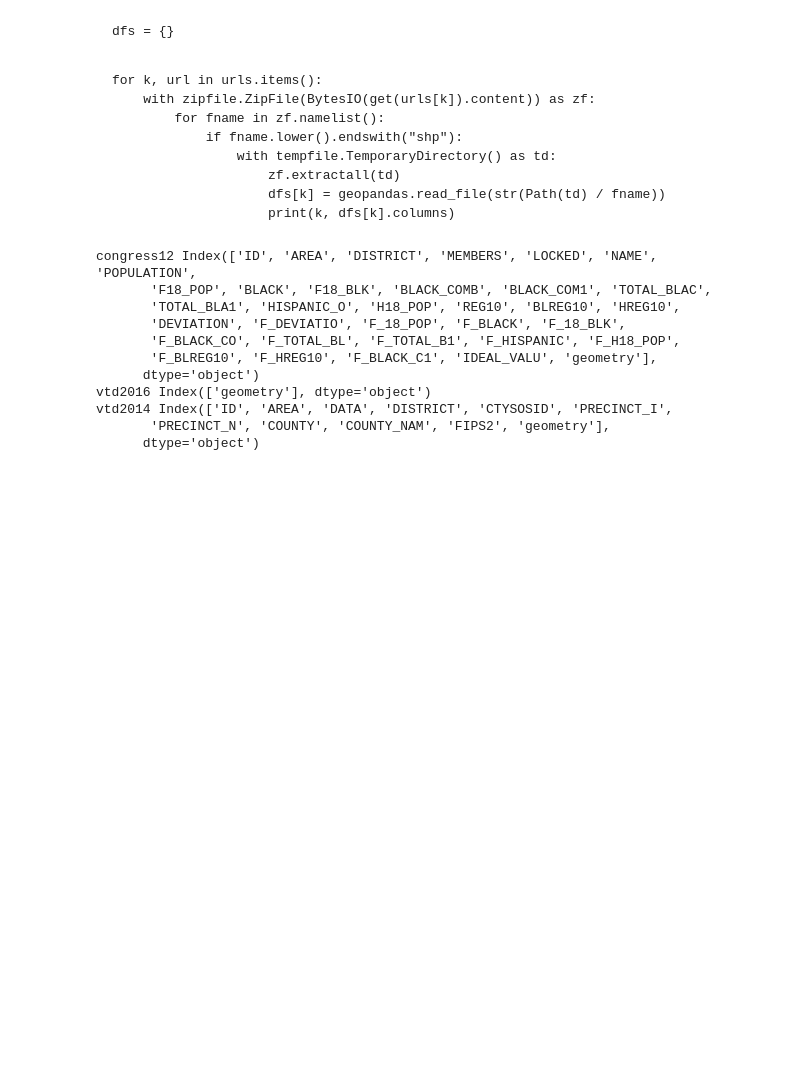
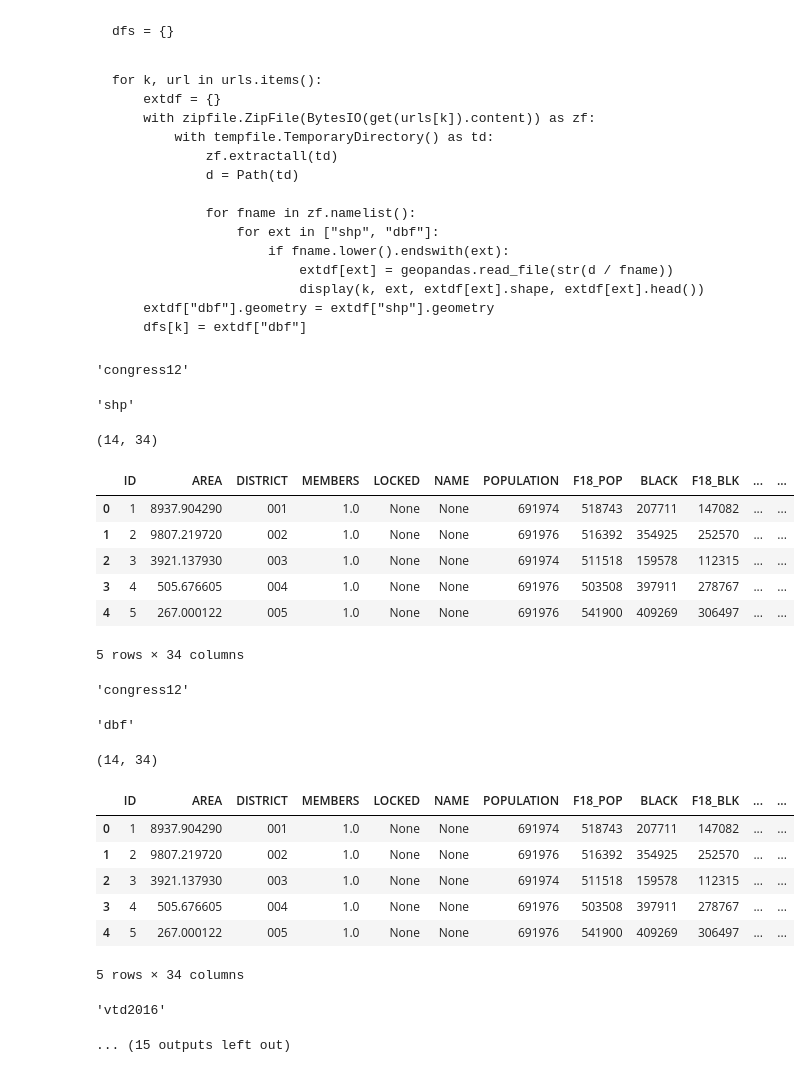
Before and after one commit to deathbeds/election, a Jupyter notebook: Maps.ipynb, the cells around one changed output. Saved outputs shown, nothing was run; the diff lists cells and outputs as text; code cells hidden in the pictures; blank space fills up the shorter version.

```diff
--- a/Maps.ipynb
+++ b/Maps.ipynb
@@ -32,30 +33,53 @@
     dfs = {}
 # %%
     for k, url in urls.items():
+        extdf = {}
         with zipfile.ZipFile(BytesIO(get(urls[k]).content)) as zf:
-            for fname in zf.namelist():
-                if fname.lower().endswith("shp"):
-                    with tempfile.TemporaryDirectory() as td:
-                        zf.extractall(td)
-                        dfs[k] = geopandas.read_file(str(Path(td) / fname))
-                        print(k, dfs[k].columns)
+            with tempfile.TemporaryDirectory() as td:
+                zf.extractall(td)
+                d = Path(td)
+
+                for fname in zf.namelist():
+                    for ext in ["shp", "dbf"]:
+                        if fname.lower().endswith(ext):
+                            extdf[ext] = geopandas.read_file(str(d / fname))
+                            display(k, ext, extdf[ext].shape, extdf[ext].head())
+        extdf["dbf"].geometry = extdf["shp"].geometry
+        dfs[k] = extdf["dbf"]
 # %% [output]
     for k, url in urls.items():
+        extdf = {}
         with zipfile.ZipFile(BytesIO(get(urls[k]).content)) as zf:
-            for fname in zf.namelist():
-                if fname.lower().endswith("shp"):
-                    with tempfile.TemporaryDirectory() as td:
-                        zf.extractall(td)
-                        dfs[k] = geopandas.read_file(str(Path(td) / fname))
-                        print(k, dfs[k].columns)
+            with tempfile.TemporaryDirectory() as td:
+                zf.extractall(td)
+                d = Path(td)
+
+                for fname in zf.namelist():
+                    for ext in ["shp", "dbf"]:
+                        if fname.lower().endswith(ext):
+                            extdf[ext] = geopandas.read_file(str(d / fname))
+                            display(k, ext, extdf[ext].shape, extdf[ext].head())
+        extdf["dbf"].geometry = extdf["shp"].geometry
+        dfs[k] = extdf["dbf"]
-congress12 Index(['ID', 'AREA', 'DISTRICT', 'MEMBERS', 'LOCKED', 'NAME', 'POPULATION',
-       'F18_POP', 'BLACK', 'F18_BLK', 'BLACK_COMB', 'BLACK_COM1', 'TOTAL_BLAC',
-       'TOTAL_BLA1', 'HISPANIC_O', 'H18_POP', 'REG10', 'BLREG10', 'HREG10',
-       'DEVIATION', 'F_DEVIATIO', 'F_18_POP', 'F_BLACK', 'F_18_BLK',
-       'F_BLACK_CO', 'F_TOTAL_BL', 'F_TOTAL_B1', 'F_HISPANIC', 'F_H18_POP',
-       'F_BLREG10', 'F_HREG10', 'F_BLACK_C1', 'IDEAL_VALU', 'geometry'],
-      dtype='object')
-vtd2016 Index(['geometry'], dtype='object')
-vtd2014 Index(['ID', 'AREA', 'DATA', 'DISTRICT', 'CTYSOSID', 'PRECINCT_I',
-       'PRECINCT_N', 'COUNTY', 'COUNTY_NAM', 'FIPS2', 'geometry'],
-      dtype='object')
+'congress12'
+'shp'
+(14, 34)
+|  | ID | AREA | DISTRICT | MEMBERS | LOCKED | NAME | POPULATION | F18_POP | BLACK | F18_BLK | ... | ... |
+| 0 | 1 | 8937.904290 | 001 | 1.0 | None | None | 691974 | 518743 | 207711 | 147082 | ... | ... |
+| 1 | 2 | 9807.219720 | 002 | 1.0 | None | None | 691976 | 516392 | 354925 | 252570 | ... | ... |
+| 2 | 3 | 3921.137930 | 003 | 1.0 | None | None | 691974 | 511518 | 159578 | 112315 | ... | ... |
+| 3 | 4 | 505.676605 | 004 | 1.0 | None | None | 691976 | 503508 | 397911 | 278767 | ... | ... |
+| 4 | 5 | 267.000122 | 005 | 1.0 | None | None | 691976 | 541900 | 409269 | 306497 | ... | ... |
+5 rows × 34 columns
+'congress12'
+'dbf'
+(14, 34)
+|  | ID | AREA | DISTRICT | MEMBERS | LOCKED | NAME | POPULATION | F18_POP | BLACK | F18_BLK | ... | ... |
+| 0 | 1 | 8937.904290 | 001 | 1.0 | None | None | 691974 | 518743 | 207711 | 147082 | ... | ... |
+| 1 | 2 | 9807.219720 | 002 | 1.0 | None | None | 691976 | 516392 | 354925 | 252570 | ... | ... |
+| 2 | 3 | 3921.137930 | 003 | 1.0 | None | None | 691974 | 511518 | 159578 | 112315 | ... | ... |
+| 3 | 4 | 505.676605 | 004 | 1.0 | None | None | 691976 | 503508 | 397911 | 278767 | ... | ... |
+| 4 | 5 | 267.000122 | 005 | 1.0 | None | None | 691976 | 541900 | 409269 | 306497 | ... | ... |
+5 rows × 34 columns
+'vtd2016'
+... (15 outputs left out)
```
Also changed, not shown: parts of 2 cells of this notebook, 1 other file.
